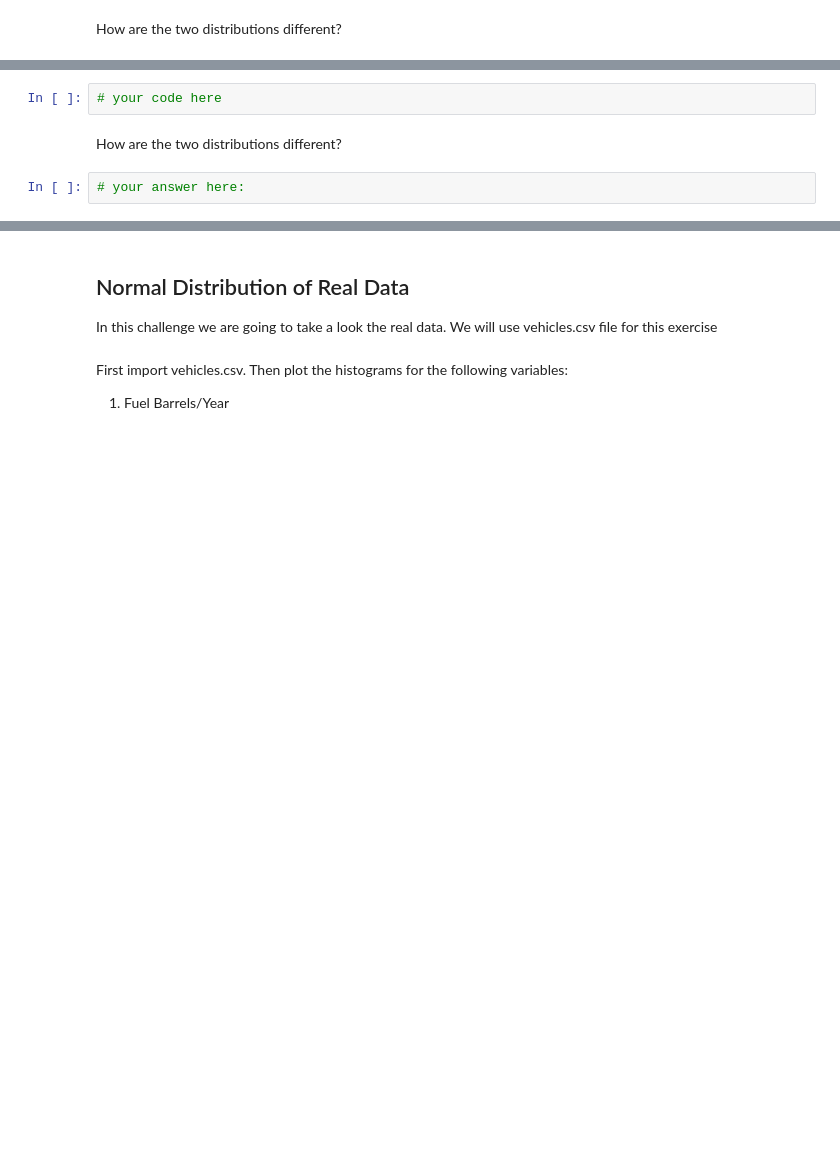
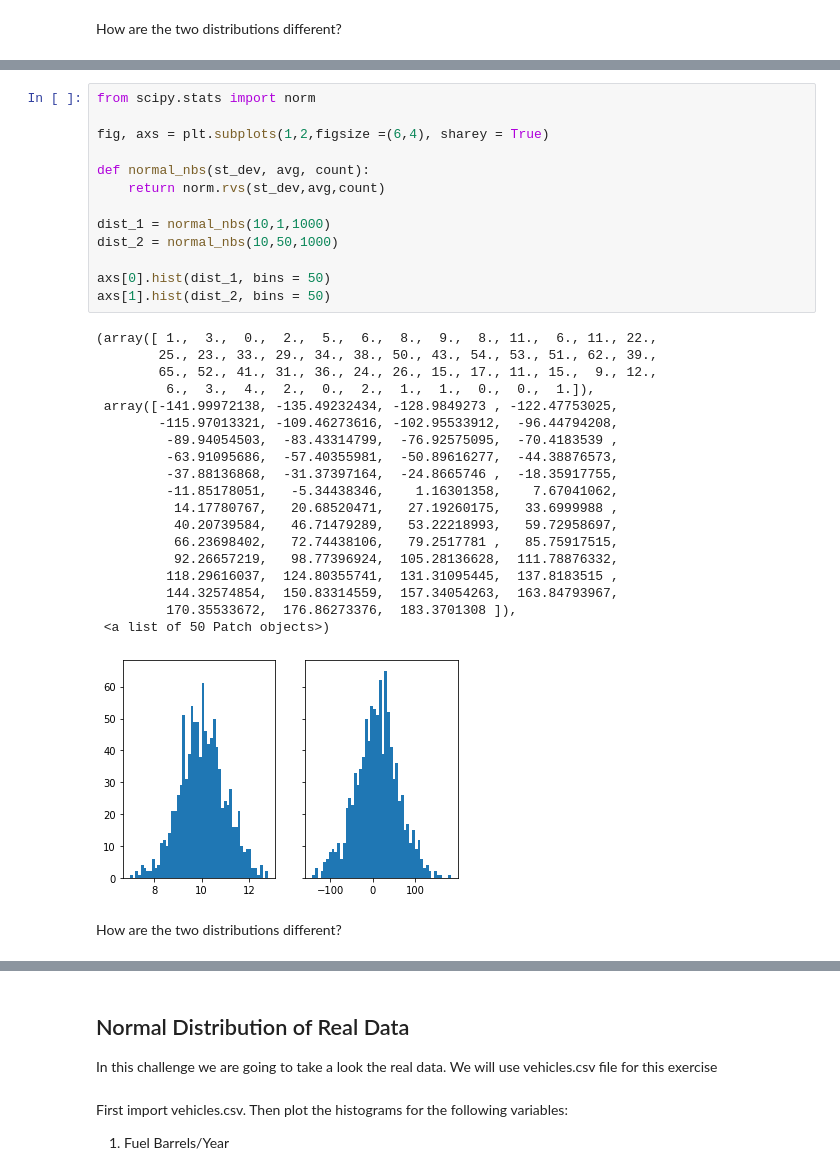
Before and after one commit to ta-data-lis/lab-probability-distributions, a Jupyter notebook: your-code/continuous.ipynb, the cells around one changed output, grey strips where cells are left out. Cells and saved outputs as stored; diff of their text form; blank space fills up the shorter version.

```diff
--- a/your-code/continuous.ipynb
+++ b/your-code/continuous.ipynb
@@ -59,9 +84,38 @@ How are the two distributions different?
 Expected output:
 
 ![normal distribution](nd.png)
-# %%
-# your code here
+# %%
+from scipy.stats import norm
+
+fig, axs = plt.subplots(1,2,figsize =(6,4), sharey = True)
+
+def normal_nbs(st_dev, avg, count):
+    return norm.rvs(st_dev,avg,count)
+
+dist_1 = normal_nbs(10,1,1000)
+dist_2 = normal_nbs(10,50,1000)
+
+axs[0].hist(dist_1, bins = 50)
+axs[1].hist(dist_2, bins = 50)
+# %% [output]
+(array([ 1.,  3.,  0.,  2.,  5.,  6.,  8.,  9.,  8., 11.,  6., 11., 22.,
+        25., 23., 33., 29., 34., 38., 50., 43., 54., 53., 51., 62., 39.,
+        65., 52., 41., 31., 36., 24., 26., 15., 17., 11., 15.,  9., 12.,
+         6.,  3.,  4.,  2.,  0.,  2.,  1.,  1.,  0.,  0.,  1.]),
+ array([-141.99972138, -135.49232434, -128.9849273 , -122.47753025,
+        -115.97013321, -109.46273616, -102.95533912,  -96.44794208,
+         -89.94054503,  -83.43314799,  -76.92575095,  -70.4183539 ,
+         -63.91095686,  -57.40355981,  -50.89616277,  -44.38876573,
+         -37.88136868,  -31.37397164,  -24.8665746 ,  -18.35917755,
+         -11.85178051,   -5.34438346,    1.16301358,    7.67041062,
+          14.17780767,   20.68520471,   27.19260175,   33.6999988 ,
+          40.20739584,   46.71479289,   53.22218993,   59.72958697,
+          66.23698402,   72.74438106,   79.2517781 ,   85.75917515,
+          92.26657219,   98.77396924,  105.28136628,  111.78876332,
+         118.29616037,  124.80355741,  131.31095445,  137.8183515 ,
+         144.32574854,  150.83314559,  157.34054263,  163.84793967,
+         170.35533672,  176.86273376,  183.3701308 ]),
+ <a list of 50 Patch objects>)
+[figure, added]
 # %% [markdown]
 How are the two distributions different?
-# %%
-# your answer here:
```
Also changed, not shown: parts of 21 cells of this notebook.
